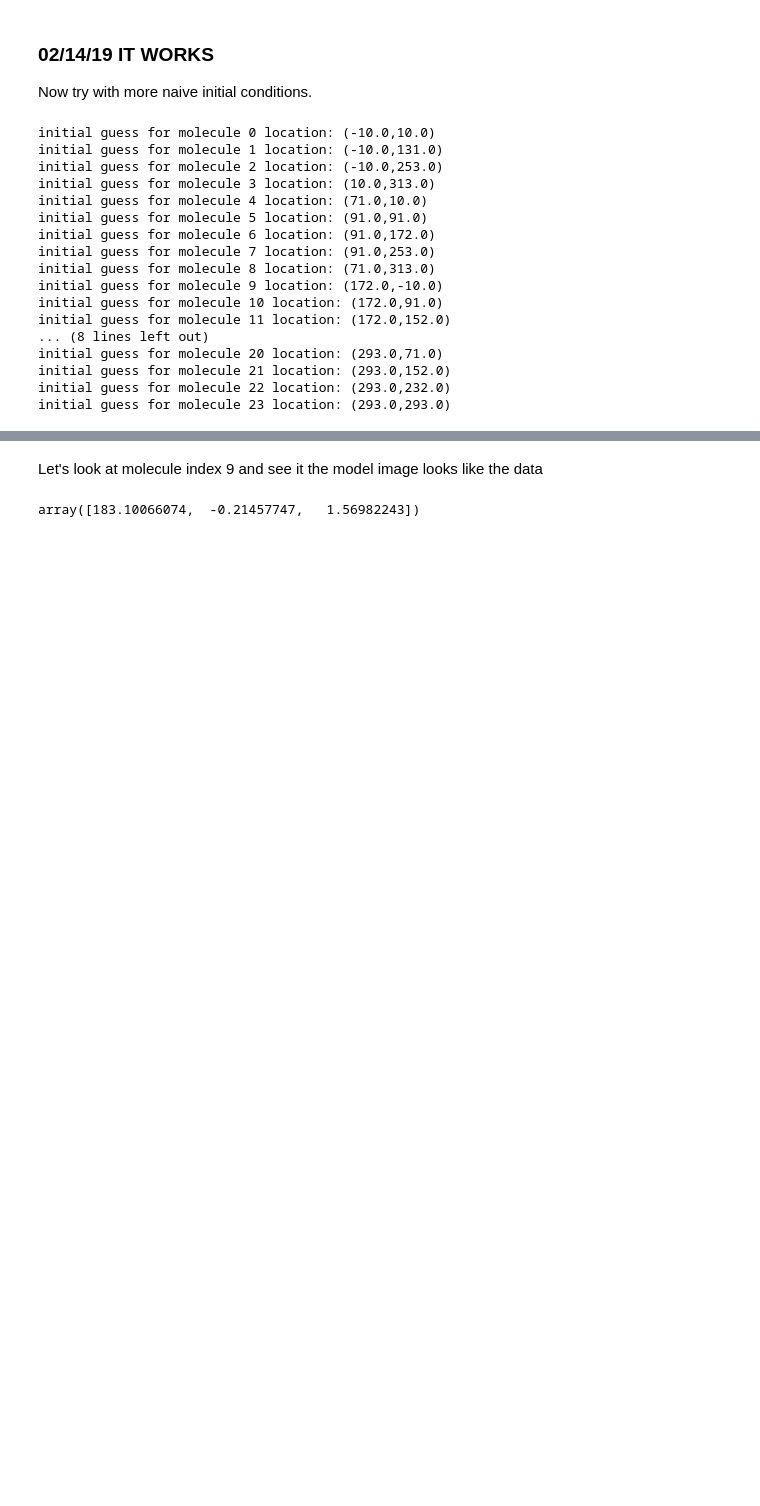
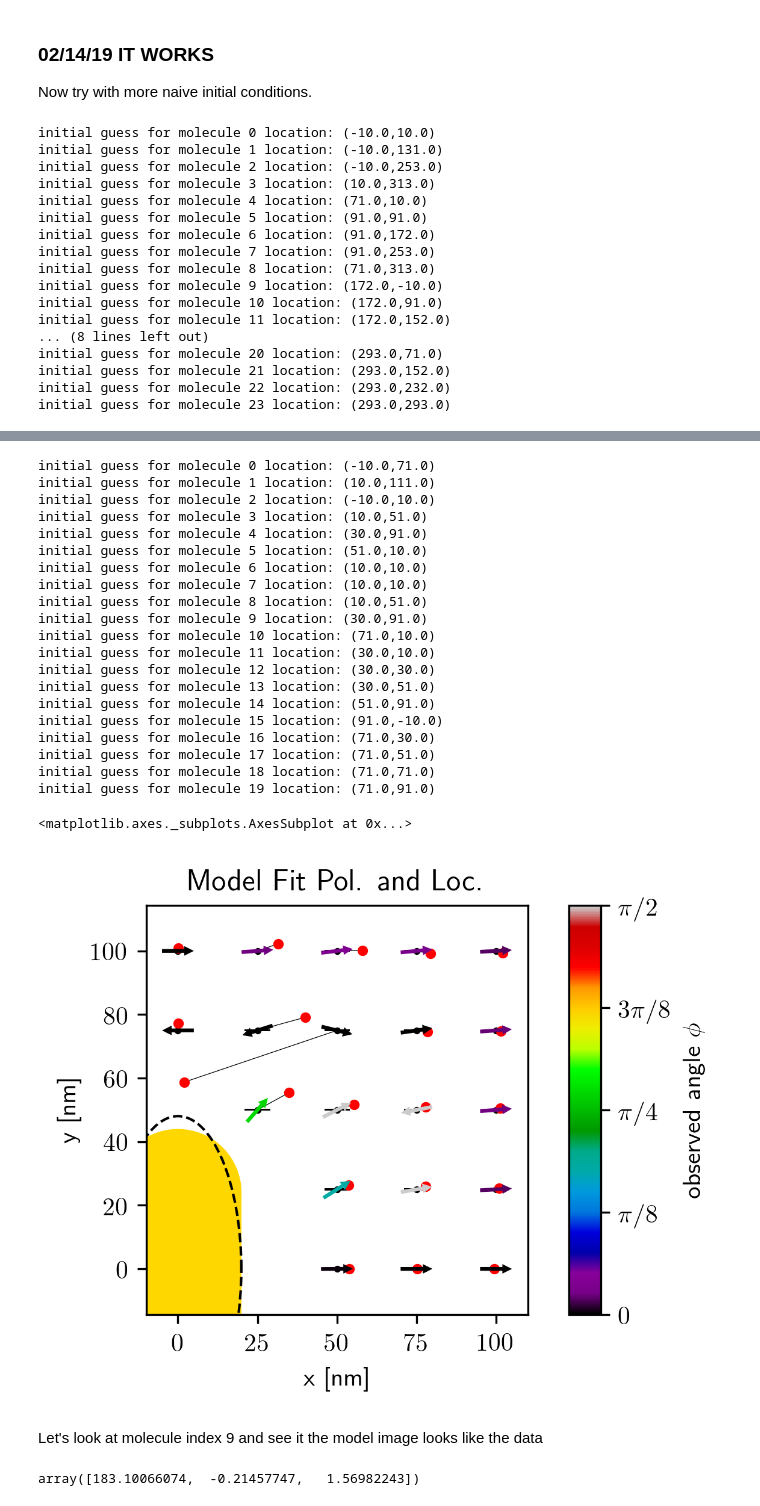
Before and after one commit to HarrisonGoldwyn/mispolarization, a Jupyter notebook: solving_problems/notebooks/fit_localization_from_BEM_fields.ipynb, the cells around one changed output, grey strips where cells are left out. Saved outputs shown, nothing was run; the diff lists cells and outputs as text; code cells hidden in the pictures; blank space fills up the shorter version.

```diff
--- a/solving_problems/notebooks/fit_localization_from_BEM_fields.ipynb
+++ b/solving_problems/notebooks/fit_localization_from_BEM_fields.ipynb
@@ -475,3 +561,37 @@ test_BEM_fit_instance_few_mol.plot_fit_results_as_quiver_map(simTestInst_few_mol
+# %%
+## Initial guess defaults to position of maximum intensity.
+
+test_BEM_fit_instance_few_mol_h_100 = fit.FitModelToData(
+    simTestInst_few_mol_h_100.BEM_images,
+#     ini_guess=simTestInst_few_mol.mol_locations
+    )
+test_BEM_fit_few_mol_h_100 = test_BEM_fit_instance_few_mol_h_100.fit_model_to_image_data()
+
+## Plot fit results
+test_BEM_fit_instance_few_mol_h_100.plot_fit_results_as_quiver_map(simTestInst_few_mol_h_100)
+# %% [output]
+initial guess for molecule 0 location: (-10.0,71.0)
+initial guess for molecule 1 location: (10.0,111.0)
+initial guess for molecule 2 location: (-10.0,10.0)
+initial guess for molecule 3 location: (10.0,51.0)
+initial guess for molecule 4 location: (30.0,91.0)
+initial guess for molecule 5 location: (51.0,10.0)
+initial guess for molecule 6 location: (10.0,10.0)
+initial guess for molecule 7 location: (10.0,10.0)
+initial guess for molecule 8 location: (10.0,51.0)
+initial guess for molecule 9 location: (30.0,91.0)
+initial guess for molecule 10 location: (71.0,10.0)
+initial guess for molecule 11 location: (30.0,10.0)
+initial guess for molecule 12 location: (30.0,30.0)
+initial guess for molecule 13 location: (30.0,51.0)
+initial guess for molecule 14 location: (51.0,91.0)
+initial guess for molecule 15 location: (91.0,-10.0)
+initial guess for molecule 16 location: (71.0,30.0)
+initial guess for molecule 17 location: (71.0,51.0)
+initial guess for molecule 18 location: (71.0,71.0)
+initial guess for molecule 19 location: (71.0,91.0)
+<matplotlib.axes._subplots.AxesSubplot at 0x...>
+[figure, added]
 # %% [markdown]
 Let's look at molecule index 9 and see it the model image looks like the data
 # %%
```
Also changed, not shown: parts of 7 cells of this notebook, 1 other file.
